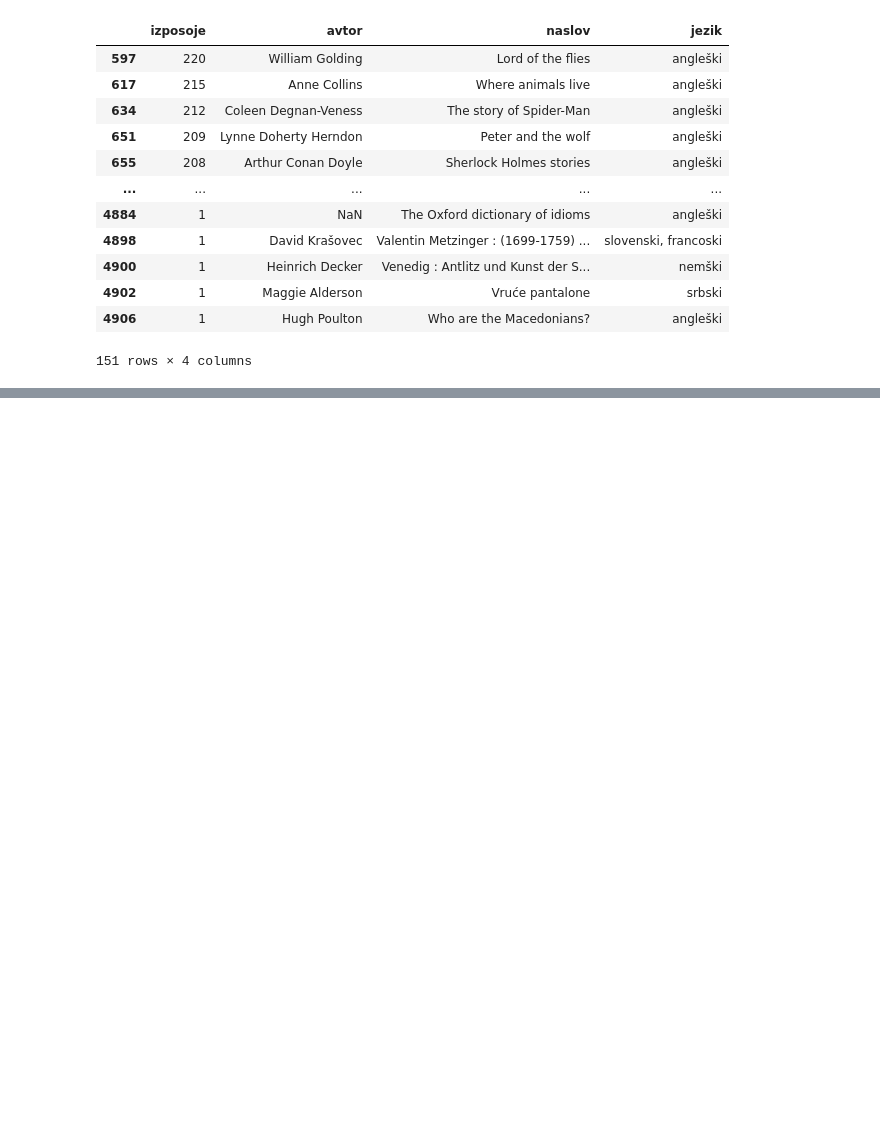
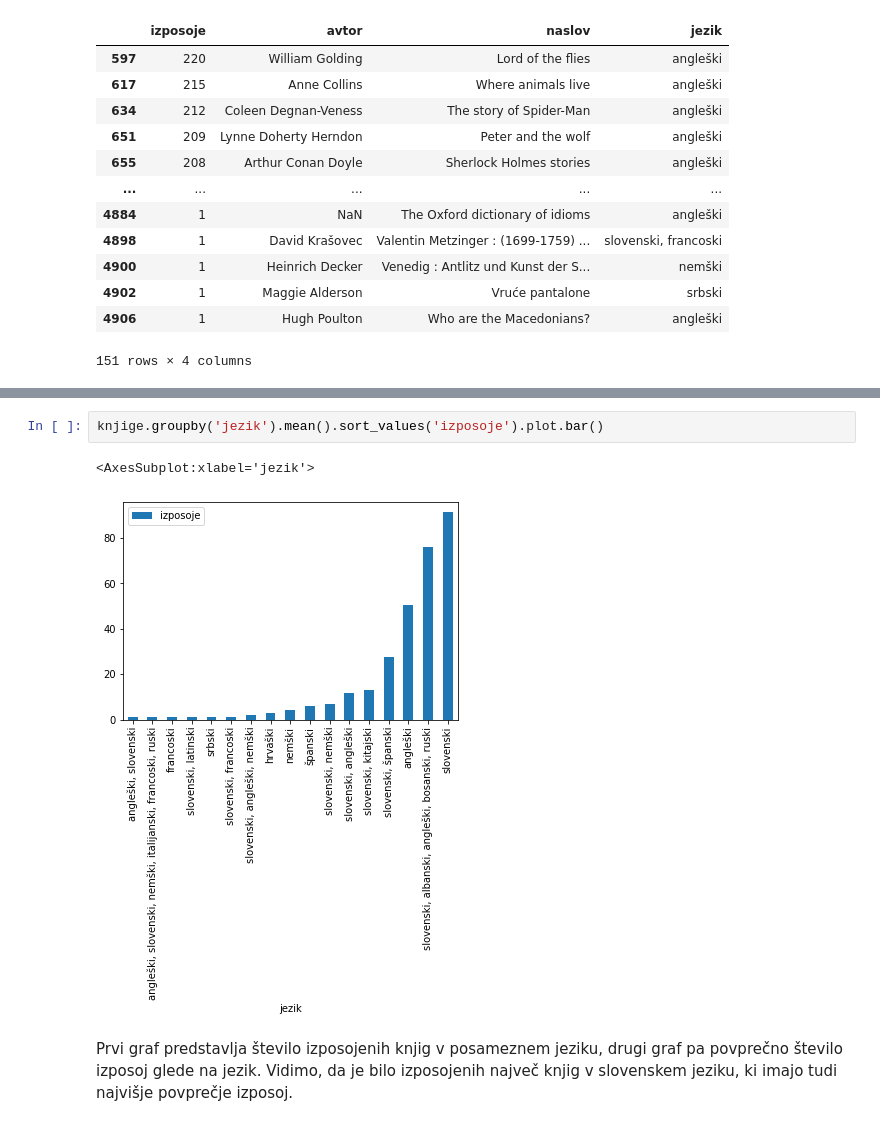
Before and after one commit to lueticana/Izposojene-knjige, a Jupyter notebook: analiza.ipynb, the cells around one changed output, grey strips where cells are left out. Drawn from its saved outputs; the diff is of its cells as text; blank space fills up the shorter version.

```diff
--- a/analiza.ipynb
+++ b/analiza.ipynb
@@ -132,0 +124,7 @@ knjige[knjige.jezik != 'slovenski']
+# %%
+knjige.groupby('jezik').mean().sort_values('izposoje').plot.bar()
+# %% [output]
+<AxesSubplot:xlabel='jezik'>
+[figure, added]
+# %% [markdown]
+Prvi graf predstavlja število izposojenih knjig v posameznem jeziku, drugi graf pa povprečno število izposoj glede na jezik. Vidimo, da je bilo izposojenih največ knjig v slovenskem jeziku, ki imajo tudi najvišje povprečje izposoj.
```
Also changed, not shown: parts of 33 cells of this notebook, 1 other file.
